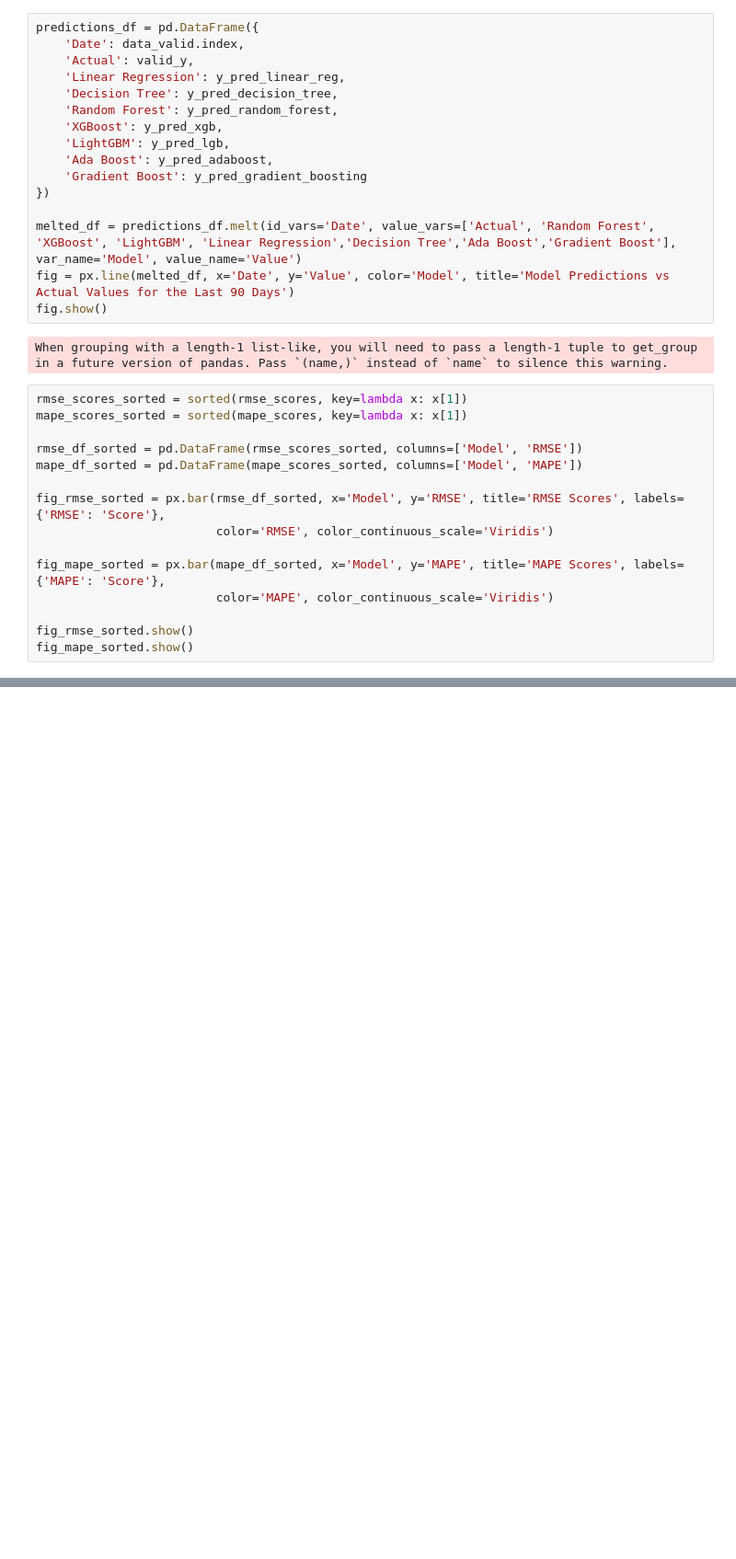
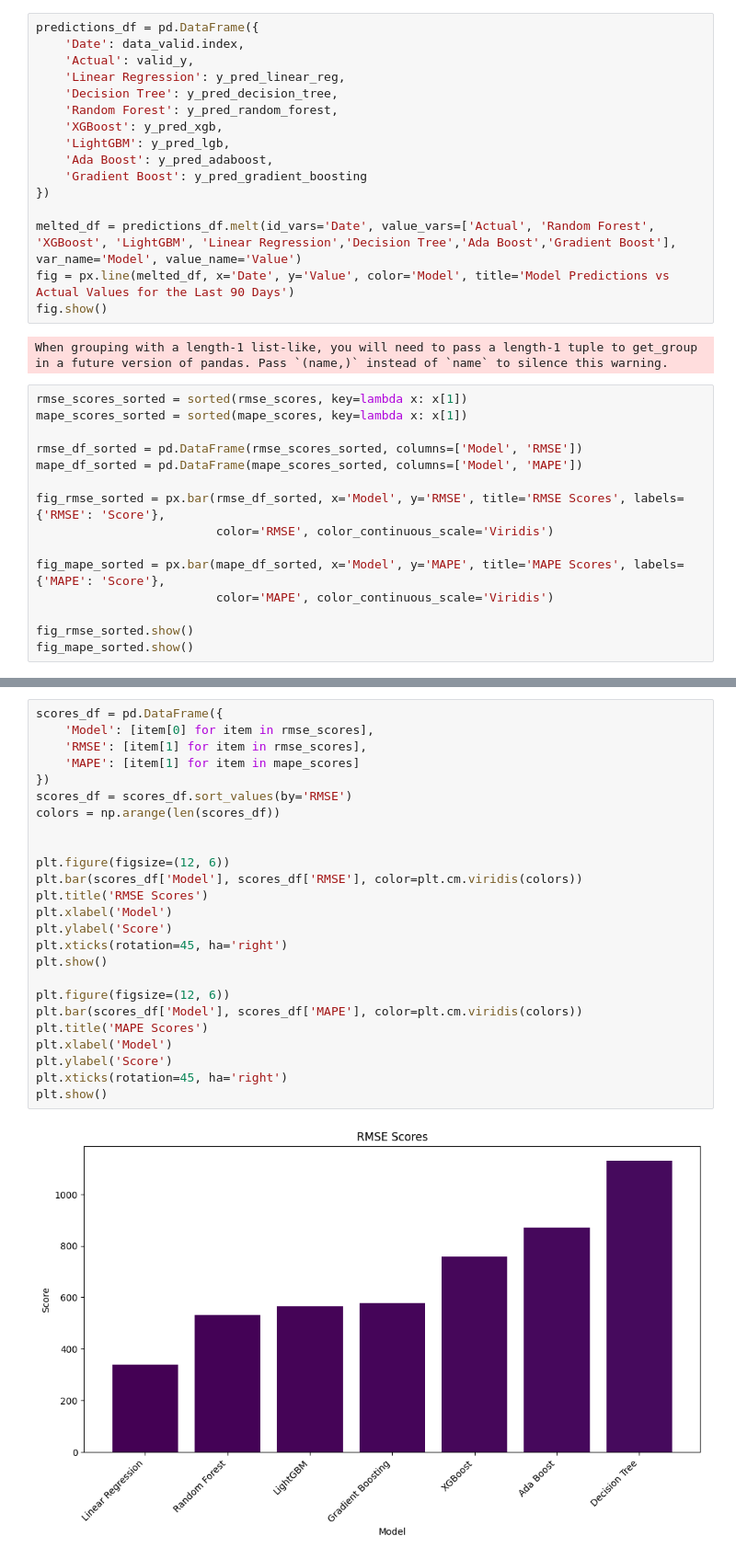
Before and after one commit to muratmertguler/MLOps, a Jupyter notebook: src/Models/ml_models.ipynb, the cells around one changed output, grey strips where cells are left out. Shown: that part at 92% size. Saved outputs shown, nothing was run; the diff lists cells and outputs as text; blank space fills up the shorter version.

```diff
--- a/src/Models/ml_models.ipynb
+++ b/src/Models/ml_models.ipynb
@@ -243,0 +270,27 @@ fig_mape_sorted.show()
+# %%
+scores_df = pd.DataFrame({
+    'Model': [item[0] for item in rmse_scores],
+    'RMSE': [item[1] for item in rmse_scores],
+    'MAPE': [item[1] for item in mape_scores]
+})
+scores_df = scores_df.sort_values(by='RMSE')
+colors = np.arange(len(scores_df))
+
+
+plt.figure(figsize=(12, 6))
+plt.bar(scores_df['Model'], scores_df['RMSE'], color=plt.cm.viridis(colors))
+plt.title('RMSE Scores')
+plt.xlabel('Model')
+plt.ylabel('Score')
+plt.xticks(rotation=45, ha='right')
+plt.show()
+
+plt.figure(figsize=(12, 6))
+plt.bar(scores_df['Model'], scores_df['MAPE'], color=plt.cm.viridis(colors))
+plt.title('MAPE Scores')
+plt.xlabel('Model')
+plt.ylabel('Score')
+plt.xticks(rotation=45, ha='right')
+plt.show()
+# %% [output]
+[figure, added]
```
Also changed, not shown: parts of 4 cells of this notebook.
